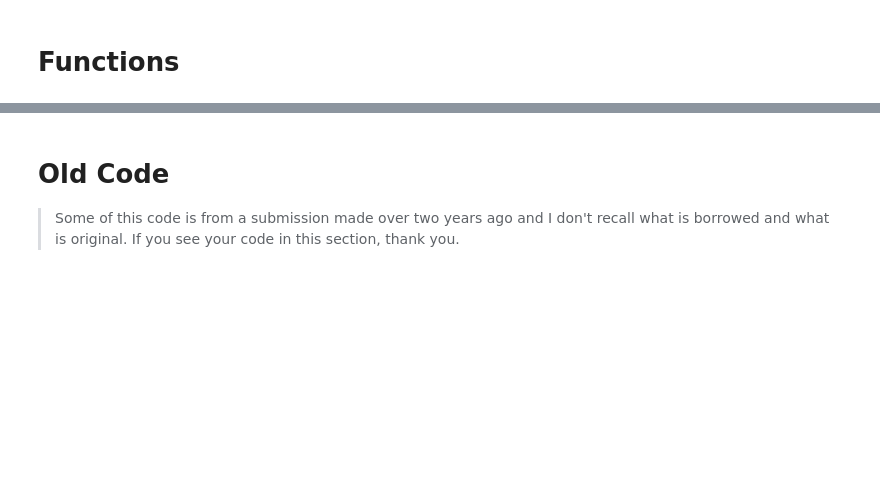
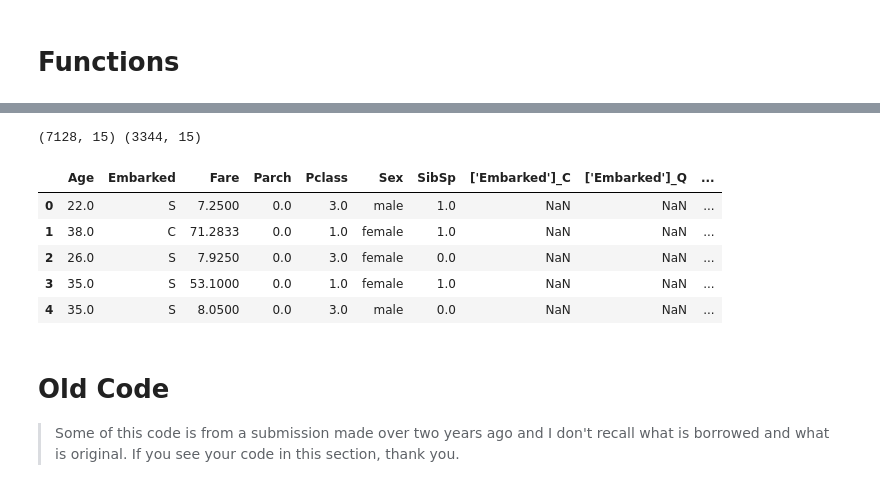
Before and after one commit to tyborra/Titanic_Revisited, a Jupyter notebook: Titanic_Revisited_New_Data.ipynb, the cells around one changed output, grey strips where cells are left out. Cells and saved outputs as stored; diff of their text form; code cells hidden in the pictures; blank space fills up the shorter version.

```diff
--- a/Titanic_Revisited_New_Data.ipynb
+++ b/Titanic_Revisited_New_Data.ipynb
@@ -255,0 +281,4 @@ def targetFeatureSplit( data ):
+# %%
+# Drop Columns
+train.drop(labels = ["Name", "PassengerId", "Ticket", "Cabin"], axis = 1, inplace = True)
+test.drop(labels = ["Name", "PassengerId", "Ticket", "Cabin"], axis = 1, inplace = True)
@@ -255,0 +302,6 @@ def targetFeatureSplit( data ):
+# %%
+#Split to X,y
+X = train.copy()
+y = train['Survived'].copy()
+X.drop(['Survived'], axis = 1, inplace = True)
+print(y.shape, X.shape)
@@ -256,3 +319,23 @@ def targetFeatureSplit( data ):
+# %%
+# Create Dummies
+dummies = ['Pclass', 'Sex', 'Embarked']
+for dum in dummies:
+    train_dummies = pd.get_dummies(X[dum], prefix = [dum])
+    test_dummies = pd.get_dummies(test[dum], prefix = [dum])
+    X = pd.concat([X, train_dummies], axis = 0)
+    test = pd.concat([test, test_dummies], axis = 0)
+print(X.shape, test.shape)
+# %% [output]
+(7128, 15) (3344, 15)
+# %%
+X.head()
+# %% [output]
+|  | Age | Embarked | Fare | Parch | Pclass | Sex | SibSp | ['Embarked']_C | ['Embarked']_Q | ... |
+| 0 | 22.0 | S | 7.2500 | 0.0 | 3.0 | male | 1.0 | NaN | NaN | ... |
+| 1 | 38.0 | C | 71.2833 | 0.0 | 1.0 | female | 1.0 | NaN | NaN | ... |
+| 2 | 26.0 | S | 7.9250 | 0.0 | 3.0 | female | 0.0 | NaN | NaN | ... |
+| 3 | 35.0 | S | 53.1000 | 0.0 | 1.0 | female | 1.0 | NaN | NaN | ... |
+| 4 | 35.0 | S | 8.0500 | 0.0 | 3.0 | male | 0.0 | NaN | NaN | ... |
 # %% [markdown]
 # Old Code
 > Some of this code is from a submission made over two years ago and I don't recall what is borrowed and what is original. If you see your code in this section, thank you.
```
Also changed, not shown: parts of 18 cells of this notebook.
